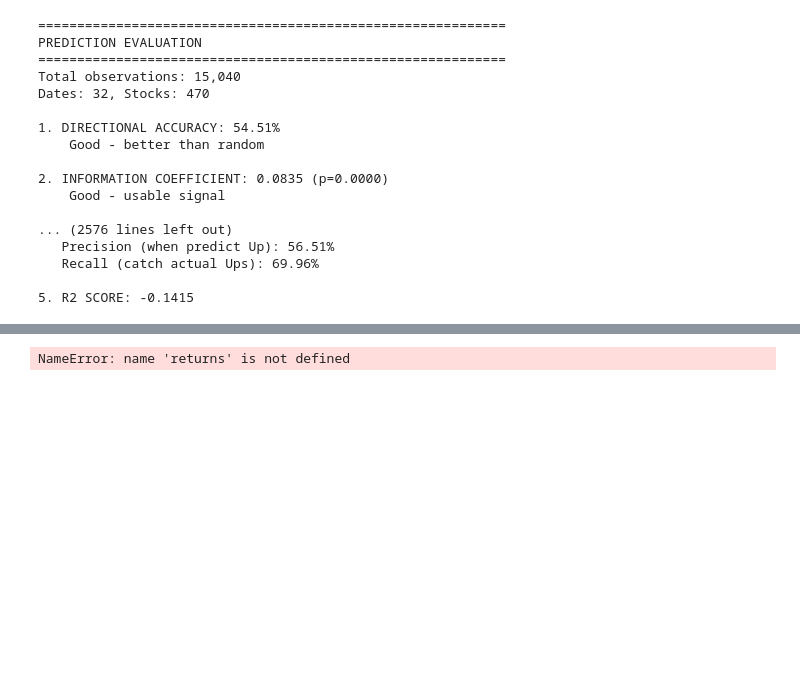
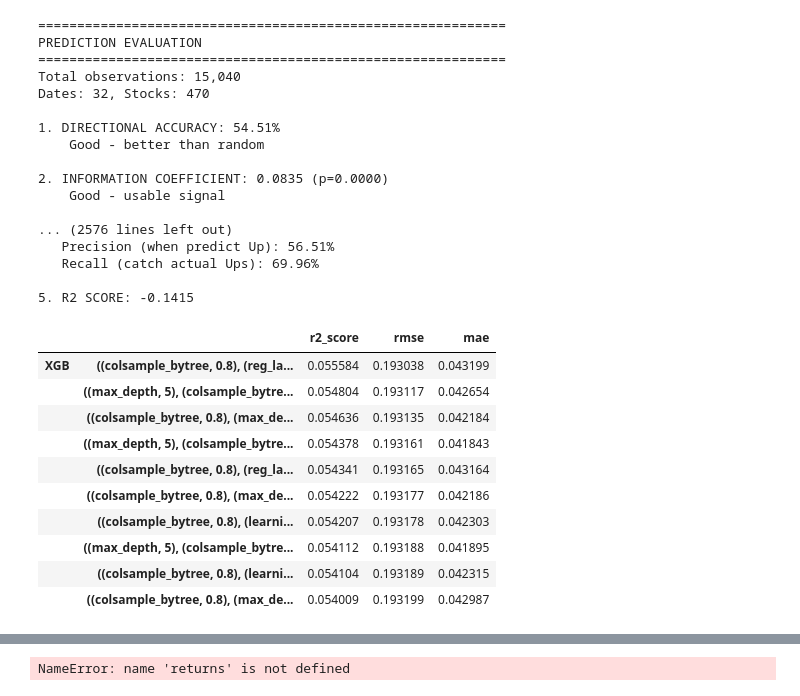
Before and after one commit to rileyteo/dse4212_portfolio_optimisation, a Jupyter notebook: test.ipynb, the cells around one changed output, grey strips where cells are left out. Cells and saved outputs as stored; diff of their text form; code cells hidden in the pictures; blank space fills up the shorter version.

```diff
--- a/test.ipynb
+++ b/test.ipynb
@@ -72,7 +72,7 @@ for method in ['RF']:
     elif method == 'RF':
         n_estimators=[10, 100, 500]
         max_depth=[3, 5, 7]
-        min_samples_leaf=[50, 100, 500]
+        min_samples_leaf=[500, 1000, 5000]
         max_features=['sqrt']
         n_jobs=-1
         model_params = [{'n_estimators': n, 'max_depth': d, 'min_samples_leaf': l, 'max_features': f, 'n_jobs': j}
@@ -80,9 +80,9 @@ for method in ['RF']:
     elif method == 'XGB':
         n_estimators=[10, 100, 200]
         max_depth=[3, 5, 7]
-        learning_rate=[0.05, 0.1]
-        min_child_weight=[100, 200]
-        reg_lambda=[.1, 1, 5]
+        learning_rate=[0.01, 0.1]
+        min_child_weight=[100, 300]
+        reg_lambda=[.1, 1, 10]
         subsample=[0.8]
         colsample_bytree=[0.8]
         n_jobs=-1
@@ -119,7 +119,7 @@ for method in ['RF']:
         results = evaluate_predictions(weights_list[i], testing_data)
         results_df[(method, frozenset(model_param.items()))] = results
 results_df = pd.DataFrame(results_df).T
-results_df
+results_df.to_pickle('src/cv_results/weekly_ret_model_results.pkl')
 # %%
 results_df.sort_values(('information_coefficient'), ascending=False)
 # %% [output]
@@ -414,6 +414,22 @@ Dates: 32, Stocks: 470
    Recall (catch actual Ups): 69.96%
 
 5. R2 SCORE: -0.1415
+# %%
+with open('src/cv_results/monthly_volatility_model_results.pkl', 'rb') as f:
+    results_df = pickle.load(f)
+results_df.sort_values(('r2_score'), ascending=False).head(10)
+# %% [output]
+|  |  | r2_score | rmse | mae |
+| XGB | ((colsample_bytree, 0.8), (reg_la... | 0.055584 | 0.193038 | 0.043199 |
+|  | ((max_depth, 5), (colsample_bytre... | 0.054804 | 0.193117 | 0.042654 |
+|  | ((colsample_bytree, 0.8), (max_de... | 0.054636 | 0.193135 | 0.042184 |
+|  | ((max_depth, 5), (colsample_bytre... | 0.054378 | 0.193161 | 0.041843 |
+|  | ((colsample_bytree, 0.8), (reg_la... | 0.054341 | 0.193165 | 0.043164 |
+|  | ((colsample_bytree, 0.8), (max_de... | 0.054222 | 0.193177 | 0.042186 |
+|  | ((colsample_bytree, 0.8), (learni... | 0.054207 | 0.193178 | 0.042303 |
+|  | ((max_depth, 5), (colsample_bytre... | 0.054112 | 0.193188 | 0.041895 |
+|  | ((colsample_bytree, 0.8), (learni... | 0.054104 | 0.193189 | 0.042315 |
+|  | ((colsample_bytree, 0.8), (max_de... | 0.054009 | 0.193199 | 0.042987 |
 # %%
 from itertools import product
 import random
```
Also changed, not shown: parts of 2 cells of this notebook.
